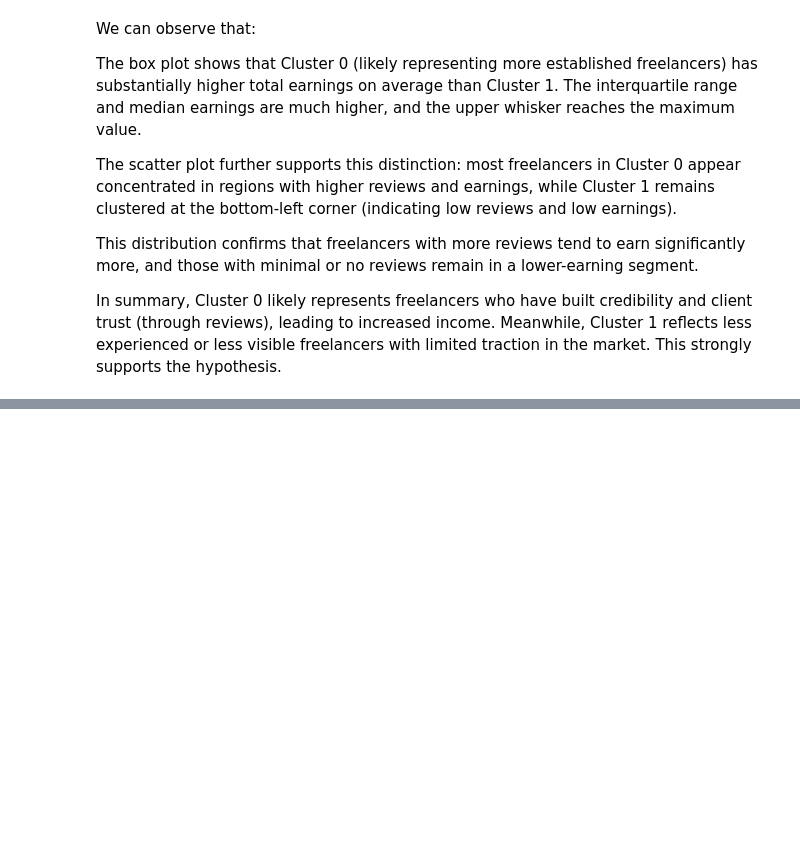
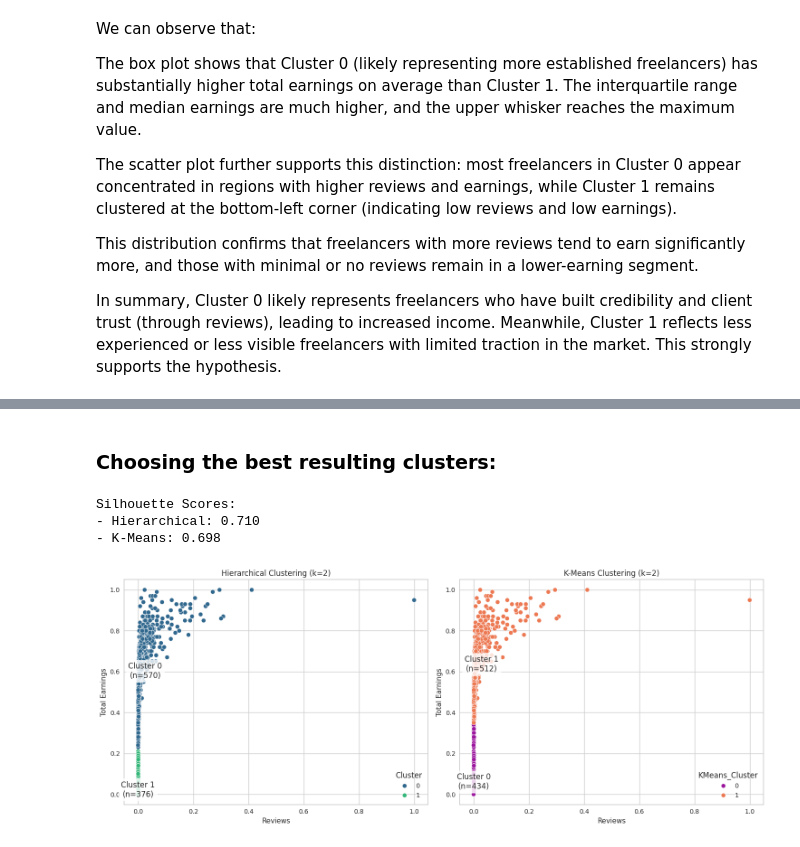
Before and after one commit to iRoseM/Freelancing-Trends--IT362, a Jupyter notebook: IT362_groub_6.ipynb, the cells around one changed output, grey strips where cells are left out. Cells and saved outputs as stored; diff of their text form; code cells hidden in the pictures; blank space fills up the shorter version.

```diff
--- a/IT362_groub_6.ipynb
+++ b/IT362_groub_6.ipynb
@@ -2369,0 +2449,50 @@ What It Means: Freelancers with more skills and higher earnings can be grouped,
+# %% [markdown]
+### **Choosing the best resulting clusters:**
+# %%
+import matplotlib.pyplot as plt
+import seaborn as sns
+from sklearn.cluster import KMeans
+from sklearn.metrics import silhouette_score
+
+# Apply K-Means clustering with the same number of clusters as hierarchical
+kmeans = KMeans(n_clusters=best_k, random_state=42, n_init=10)
+df_h1['KMeans_Cluster'] = kmeans.fit_predict(df_h1[['Reviews', 'Total Earnings']])
+
+# Compute Silhouette Scores
+kmeans_score = silhouette_score(df_h1[['Reviews', 'Total Earnings']], df_h1['KMeans_Cluster'])
+print(f"\nSilhouette Scores:\n- Hierarchical: {silhouette_scores[best_k-2]:.3f}\n- K-Means: {kmeans_score:.3f}")
+
+# Create subplots for visual comparison
+fig, axes = plt.subplots(1, 2, figsize=(15, 6))
+
+# Hierarchical Clustering Plot
+sns.scatterplot(data=df_h1, x="Reviews", y="Total Earnings", hue="Cluster", palette="viridis", ax=axes[0])
+axes[0].set_title(f'Hierarchical Clustering (k={best_k})')
+
+# Annotate cluster sizes (Hierarchical)
+for cluster in sorted(df_h1['Cluster'].unique()):
+    cluster_data = df_h1[df_h1['Cluster'] == cluster]
+    axes[0].text(cluster_data['Reviews'].mean(),
+                 cluster_data['Total Earnings'].mean(),
+                 f'Cluster {cluster}\n(n={len(cluster_data)})',
+                 ha='center', va='center', bbox=dict(facecolor='white', alpha=0.8, edgecolor='none'))
+
+# K-Means Clustering Plot
+sns.scatterplot(data=df_h1, x="Reviews", y="Total Earnings", hue="KMeans_Cluster", palette="plasma", ax=axes[1])
+axes[1].set_title(f'K-Means Clustering (k={best_k})')
+
+# Annotate cluster sizes (K-Means)
+for cluster in sorted(df_h1['KMeans_Cluster'].unique()):
+    cluster_data = df_h1[df_h1['KMeans_Cluster'] == cluster]
+    axes[1].text(cluster_data['Reviews'].mean(),
+                 cluster_data['Total Earnings'].mean(),
+                 f'Cluster {cluster}\n(n={len(cluster_data)})',
+                 ha='center', va='center', bbox=dict(facecolor='white', alpha=0.8, edgecolor='none'))
+
+plt.tight_layout()
+plt.show()
+# %% [output]
+Silhouette Scores:
+- Hierarchical: 0.710
+- K-Means: 0.698
+[figure, added]
```
Also changed, not shown: parts of 51 cells of this notebook.
